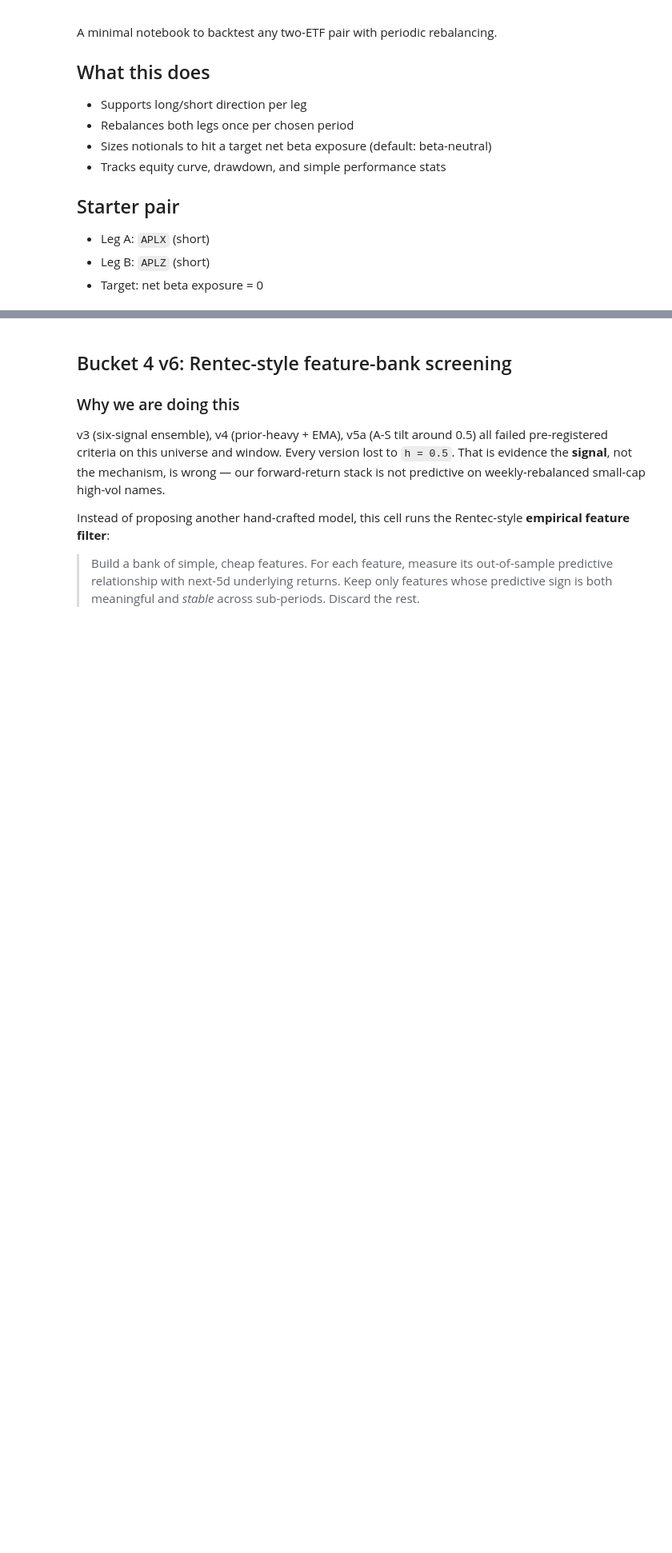
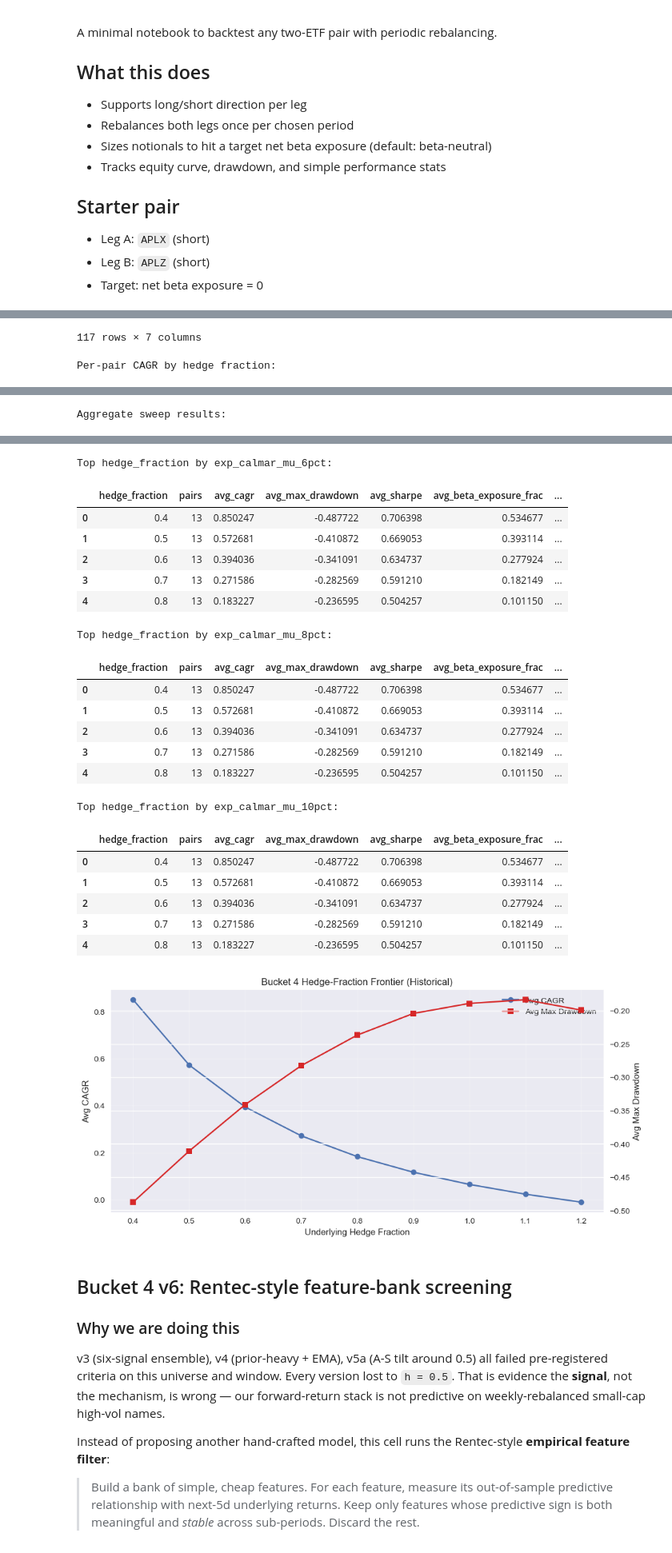
Before and after one commit to GoldmanDrew/ls-algo, a Jupyter notebook: notebooks/Simple_Pair_Backtest.ipynb, the cells around one changed output, grey strips where cells are left out. Shown at 80% size. Drawn from its saved outputs; the diff is of its cells as text; code cells hidden in the pictures; blank space fills up the shorter version.

```diff
--- a/notebooks/Simple_Pair_Backtest.ipynb
+++ b/notebooks/Simple_Pair_Backtest.ipynb
@@ -957,4 +963,10 @@ pair_level_results[pair_level_results['pair'] == "UVIX/SVIX"]
 # %%
+print(
+    "\nNote: Historical `cagr` is computed from realized mark-to-market equity. It is often **negative**\n"
+    "in bull markets because this sleeve is **short the underlying** (and borrow drag); the inverse-ETF\n"
+    "decay leg does not always offset. That is usually economics, not bad prices. For a crude\n"
+    "drift-adjusted headline, use `exp_cagr_*` = avg_cagr + mu * avg_beta_exposure_frac.\n"
+)
 print("\nPer-pair sweep results:")
 display(pair_level_results)
 
@@ -1015,3 +1027,4 @@ lines2, labels2 = ax2.get_legend_handles_labels()
 ax1.legend(lines1 + lines2, labels1 + labels2, loc="best")
 plt.title("Bucket 4 Hedge-Fraction Frontier (Historical)")
 plt.show()
+# %% [output]
@@ -1017,0 +1050,2 @@ plt.show()
+117 rows × 7 columns
+Per-pair CAGR by hedge fraction:
@@ -1017,0 +1067 @@ plt.show()
+Aggregate sweep results:
@@ -1018,3 +1078,25 @@ plt.show()
+Top hedge_fraction by exp_calmar_mu_6pct:
+|  | hedge_fraction | pairs | avg_cagr | avg_max_drawdown | avg_sharpe | avg_beta_exposure_frac | ... |
+| 0 | 0.4 | 13 | 0.850247 | -0.487722 | 0.706398 | 0.534677 | ... |
+| 1 | 0.5 | 13 | 0.572681 | -0.410872 | 0.669053 | 0.393114 | ... |
+| 2 | 0.6 | 13 | 0.394036 | -0.341091 | 0.634737 | 0.277924 | ... |
+| 3 | 0.7 | 13 | 0.271586 | -0.282569 | 0.591210 | 0.182149 | ... |
+| 4 | 0.8 | 13 | 0.183227 | -0.236595 | 0.504257 | 0.101150 | ... |
+Top hedge_fraction by exp_calmar_mu_8pct:
+|  | hedge_fraction | pairs | avg_cagr | avg_max_drawdown | avg_sharpe | avg_beta_exposure_frac | ... |
+| 0 | 0.4 | 13 | 0.850247 | -0.487722 | 0.706398 | 0.534677 | ... |
+| 1 | 0.5 | 13 | 0.572681 | -0.410872 | 0.669053 | 0.393114 | ... |
+| 2 | 0.6 | 13 | 0.394036 | -0.341091 | 0.634737 | 0.277924 | ... |
+| 3 | 0.7 | 13 | 0.271586 | -0.282569 | 0.591210 | 0.182149 | ... |
+| 4 | 0.8 | 13 | 0.183227 | -0.236595 | 0.504257 | 0.101150 | ... |
+Top hedge_fraction by exp_calmar_mu_10pct:
+|  | hedge_fraction | pairs | avg_cagr | avg_max_drawdown | avg_sharpe | avg_beta_exposure_frac | ... |
+| 0 | 0.4 | 13 | 0.850247 | -0.487722 | 0.706398 | 0.534677 | ... |
+| 1 | 0.5 | 13 | 0.572681 | -0.410872 | 0.669053 | 0.393114 | ... |
+| 2 | 0.6 | 13 | 0.394036 | -0.341091 | 0.634737 | 0.277924 | ... |
+| 3 | 0.7 | 13 | 0.271586 | -0.282569 | 0.591210 | 0.182149 | ... |
+| 4 | 0.8 | 13 | 0.183227 | -0.236595 | 0.504257 | 0.101150 | ... |
+[figure, added]
 # %% [markdown]
 ## Bucket 4 v6: Rentec-style feature-bank screening
 
```
Also changed, not shown: parts of 9 cells of this notebook, 12 other files.
